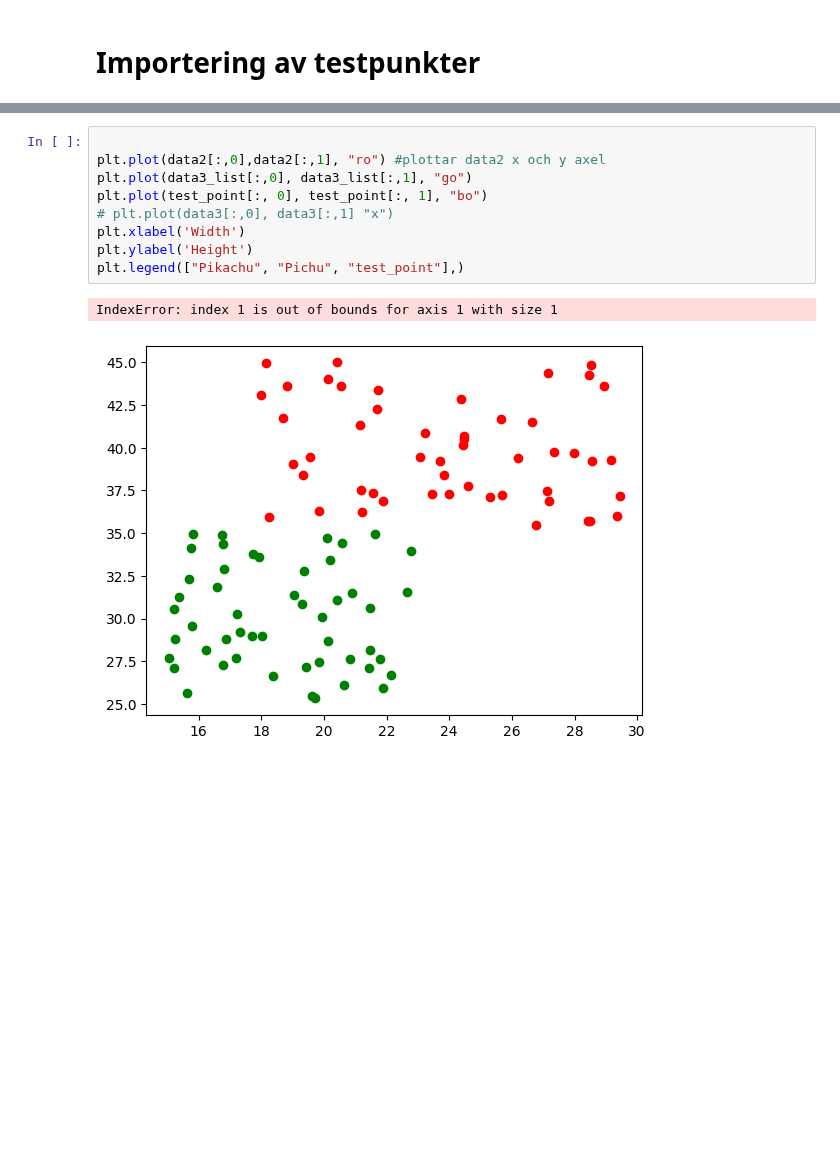
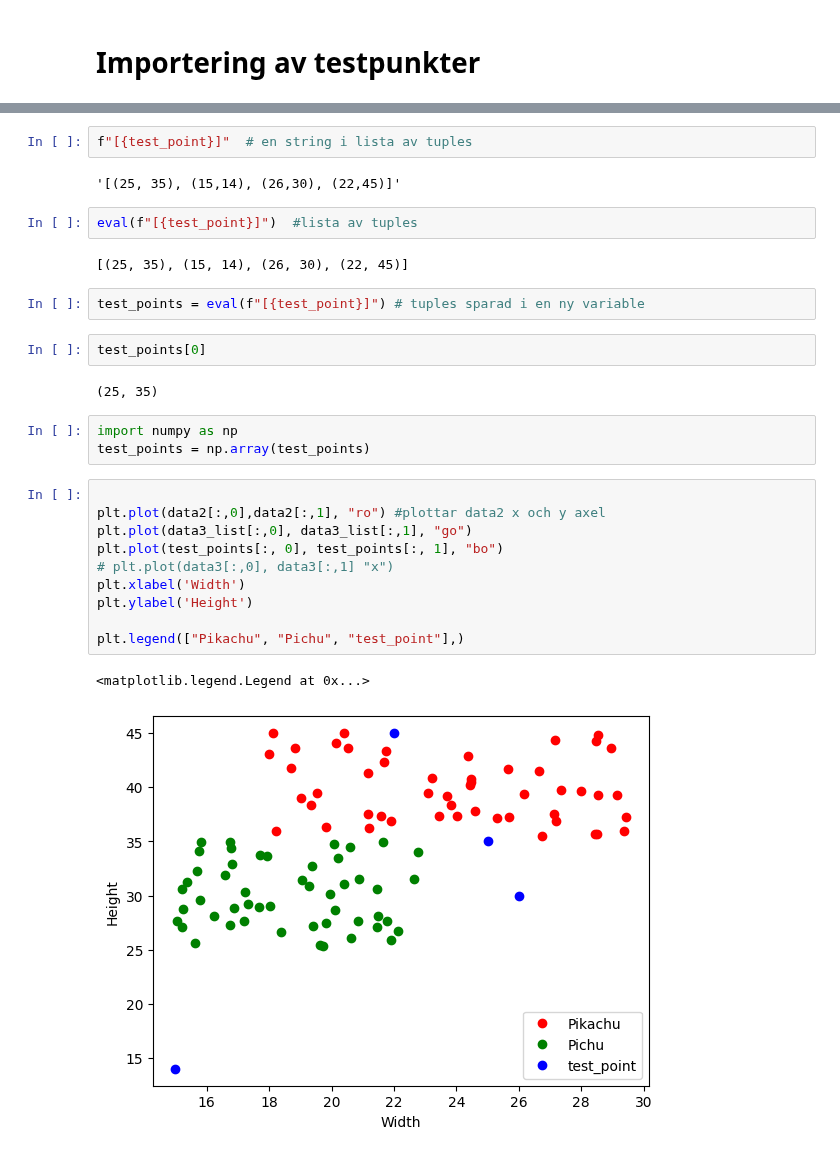
Before and after one commit to Zandri2k/Python-Sandra-Nilsson-OPA23, a Jupyter notebook: Labb_1/Labb.ipynb, the cells around one changed output, grey strips where cells are left out. Drawn from its saved outputs; the diff is of its cells as text; blank space fills up the shorter version.

```diff
--- a/Labb_1/Labb.ipynb
+++ b/Labb_1/Labb.ipynb
@@ -182,12 +156,30 @@ print(point_test)
+# %%
+f"[{test_point}]"  # en string i lista av tuples
+# %% [output]
+'[(25, 35), (15,14), (26,30), (22,45)]'
+# %%
+eval(f"[{test_point}]")  #lista av tuples
+# %% [output]
+[(25, 35), (15, 14), (26, 30), (22, 45)]
+# %%
+test_points = eval(f"[{test_point}]") # tuples sparad i en ny variable
+# %%
+test_points[0]
+# %% [output]
+(25, 35)
+# %%
+import numpy as np
+test_points = np.array(test_points)
 # %%
 
 plt.plot(data2[:,0],data2[:,1], "ro") #plottar data2 x och y axel
 plt.plot(data3_list[:,0], data3_list[:,1], "go")
-plt.plot(test_point[:, 0], test_point[:, 1], "bo")
+plt.plot(test_points[:, 0], test_points[:, 1], "bo")
 # plt.plot(data3[:,0], data3[:,1] "x")
 plt.xlabel('Width')
 plt.ylabel('Height')
+
 plt.legend(["Pikachu", "Pichu", "test_point"],)
 # %% [output]
-IndexError: index 1 is out of bounds for axis 1 with size 1
+<matplotlib.legend.Legend at 0x...>
-[figure, old version]
+[figure, new version]
```
Also changed, not shown: parts of 4 cells of this notebook.
